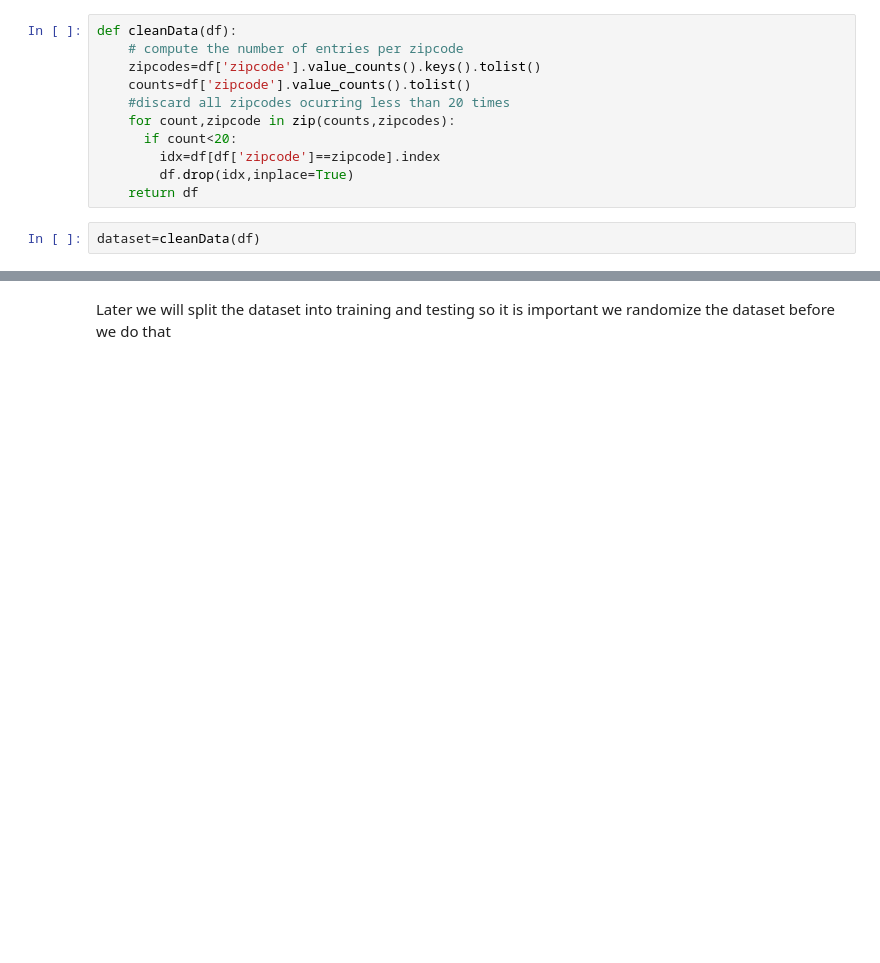
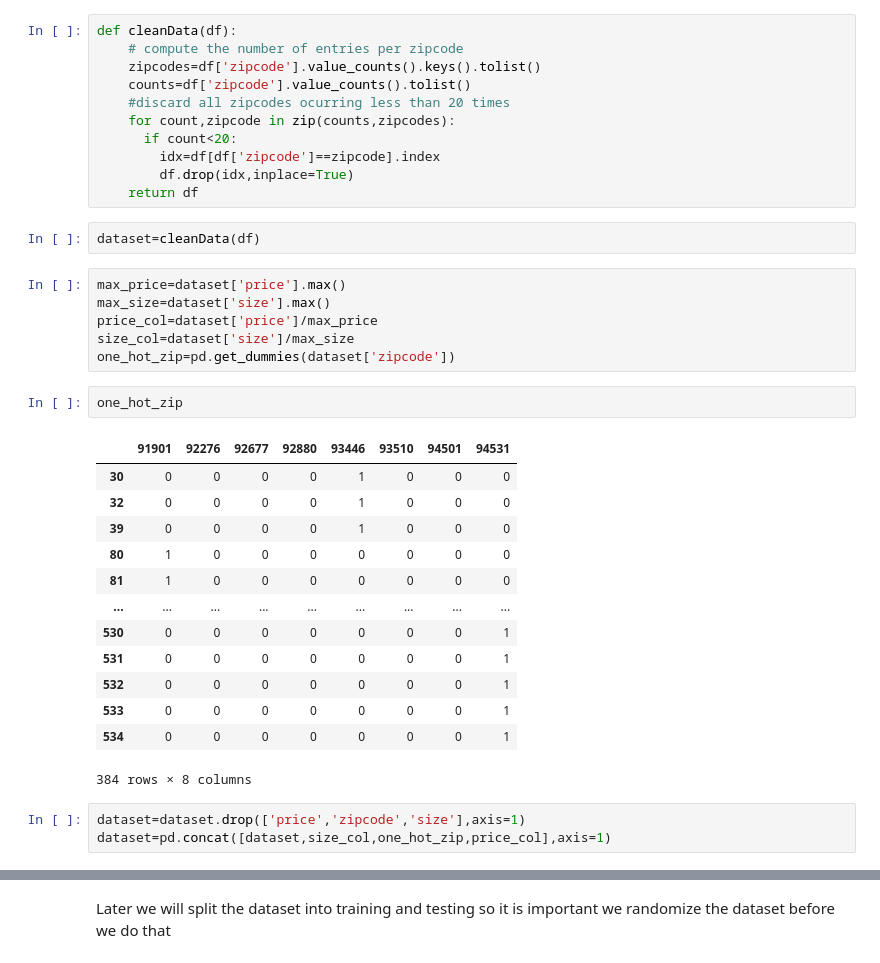
Before and after one commit to hikmatfarhat-ndu/pytorch, a Jupyter notebook: custom_dataset.ipynb, the cells around one changed output, grey strips where cells are left out. Drawn from its saved outputs; the diff is of its cells as text; blank space fills up the shorter version.

```diff
--- a/custom_dataset.ipynb
+++ b/custom_dataset.ipynb
@@ -41,3 +43,28 @@ def cleanData(df):
     return df
 # %%
 dataset=cleanData(df)
+# %%
+max_price=dataset['price'].max()
+max_size=dataset['size'].max()
+price_col=dataset['price']/max_price
+size_col=dataset['size']/max_size
+one_hot_zip=pd.get_dummies(dataset['zipcode'])
+# %%
+one_hot_zip
+# %% [output]
+|  | 91901 | 92276 | 92677 | 92880 | 93446 | 93510 | 94501 | 94531 |
+| 30 | 0 | 0 | 0 | 0 | 1 | 0 | 0 | 0 |
+| 32 | 0 | 0 | 0 | 0 | 1 | 0 | 0 | 0 |
+| 39 | 0 | 0 | 0 | 0 | 1 | 0 | 0 | 0 |
+| 80 | 1 | 0 | 0 | 0 | 0 | 0 | 0 | 0 |
+| 81 | 1 | 0 | 0 | 0 | 0 | 0 | 0 | 0 |
+| ... | ... | ... | ... | ... | ... | ... | ... | ... |
+| 530 | 0 | 0 | 0 | 0 | 0 | 0 | 0 | 1 |
+| 531 | 0 | 0 | 0 | 0 | 0 | 0 | 0 | 1 |
+| 532 | 0 | 0 | 0 | 0 | 0 | 0 | 0 | 1 |
+| 533 | 0 | 0 | 0 | 0 | 0 | 0 | 0 | 1 |
+| 534 | 0 | 0 | 0 | 0 | 0 | 0 | 0 | 1 |
+384 rows × 8 columns
+# %%
+dataset=dataset.drop(['price','zipcode','size'],axis=1)
+dataset=pd.concat([dataset,size_col,one_hot_zip,price_col],axis=1)
```
Also changed, not shown: parts of 14 cells of this notebook.
